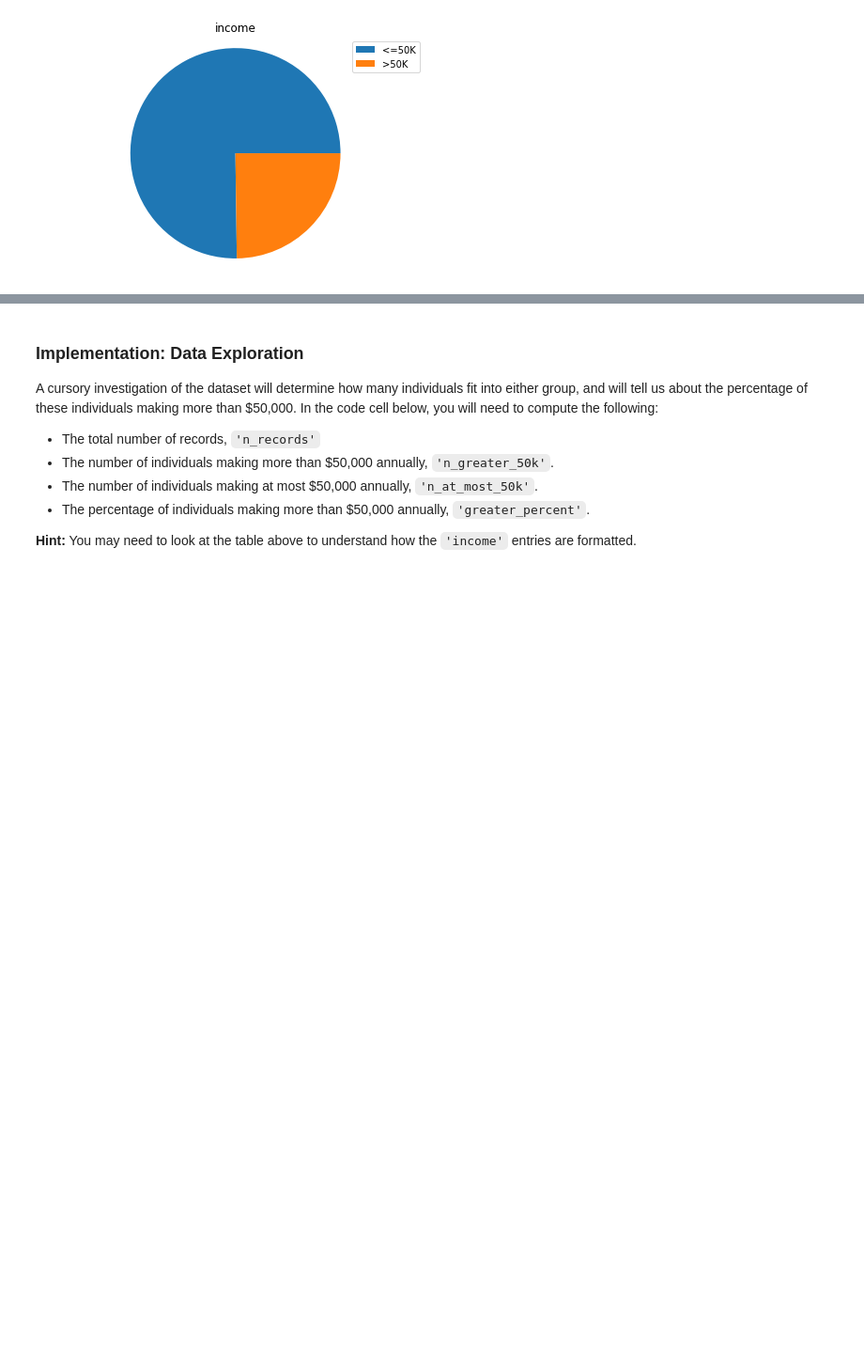
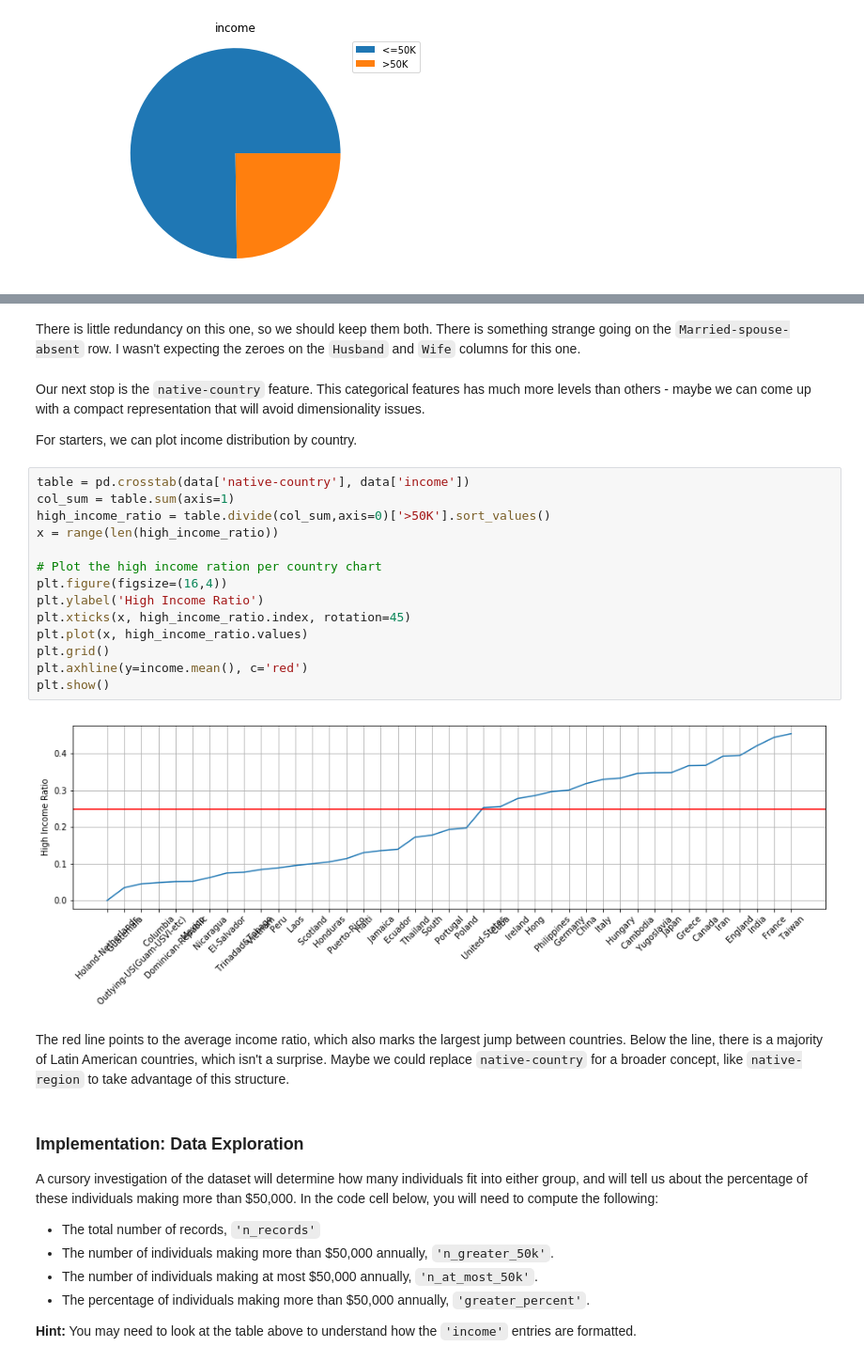
Before and after one commit to fanta-mnix/supervised-learning-charity, a Jupyter notebook: finding_donors.ipynb, the cells around one changed output, grey strips where cells are left out. Shown at 94% size. Drawn from its saved outputs; the diff is of its cells as text; blank space fills up the shorter version.

Commit message:
Add new data exploration capabilities

```diff
--- a/finding_donors.ipynb
+++ b/finding_donors.ipynb
@@ -92,3 +131,27 @@ for column in data:
+# %% [markdown]
+There is little redundancy on this one, so we should keep them both. There is something strange going on the `Married-spouse-absent` row. I wasn't expecting the zeroes on the `Husband` and `Wife` columns for this one.
+# %% [markdown]
+Our next stop is the `native-country` feature. This categorical features has much more levels than others - maybe we can come up with a compact representation that will avoid dimensionality issues.
+
+For starters, we can plot income distribution by country.
+# %%
+table = pd.crosstab(data['native-country'], data['income'])
+col_sum = table.sum(axis=1)
+high_income_ratio = table.divide(col_sum,axis=0)['>50K'].sort_values()
+x = range(len(high_income_ratio))
+
+# Plot the high income ration per country chart
+plt.figure(figsize=(16,4))
+plt.ylabel('High Income Ratio')
+plt.xticks(x, high_income_ratio.index, rotation=45)
+plt.plot(x, high_income_ratio.values)
+plt.grid()
+plt.axhline(y=income.mean(), c='red')
+plt.show()
+# %% [output]
+[figure, added]
+# %% [markdown]
+The red line points to the average income ratio, which also marks the largest jump between countries. Below the line, there is a majority of Latin American countries, which isn't a surprise. Maybe we could replace `native-country` for a broader concept, like `native-region` to take advantage of this structure.
 # %% [markdown]
 ### Implementation: Data Exploration
 A cursory investigation of the dataset will determine how many individuals fit into either group, and will tell us about the percentage of these individuals making more than \$50,000. In the code cell below, you will need to compute the following:
```
Also changed, not shown: parts of 9 cells of this notebook, 3 other files.
